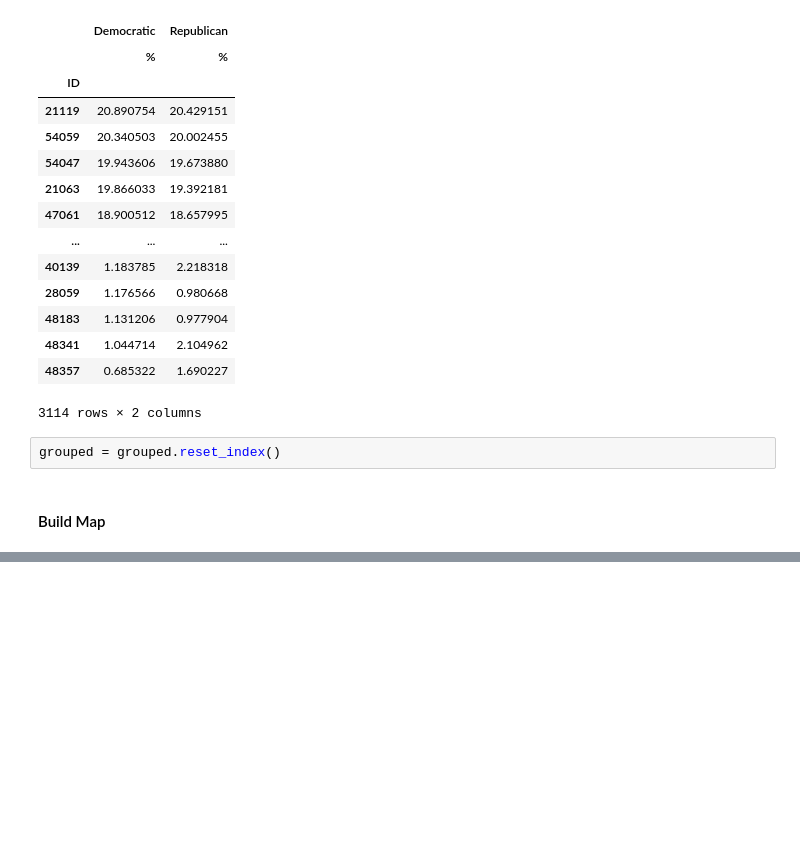
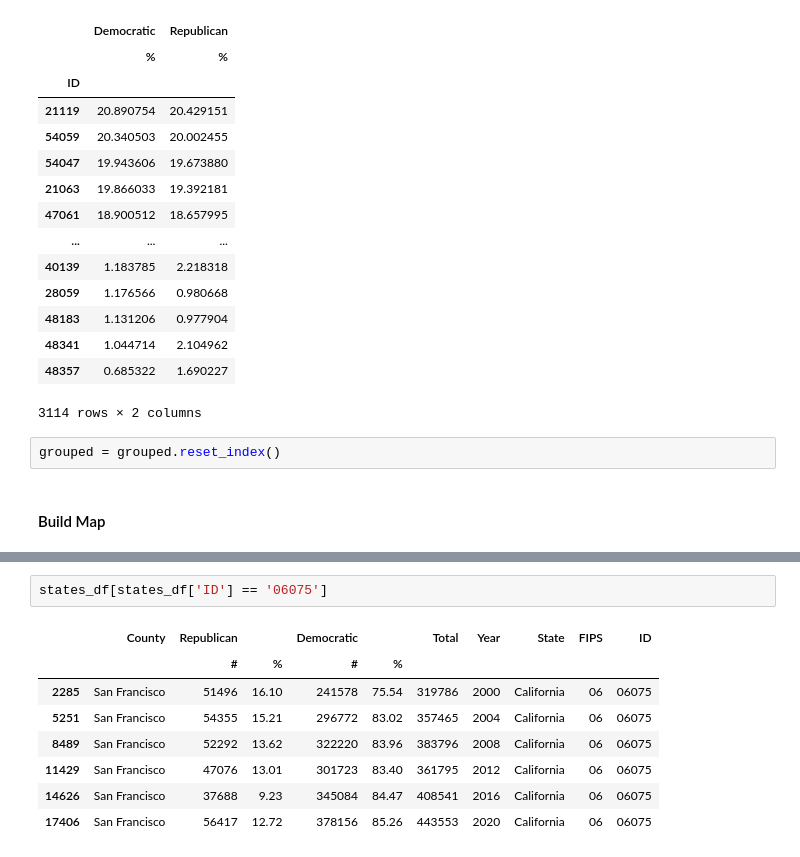
Before and after one commit to AkaiS/political_shift, a Jupyter notebook: sandbox.ipynb, the cells around one changed output, grey strips where cells are left out. Drawn from its saved outputs; the diff is of its cells as text; blank space fills up the shorter version.

```diff
--- a/sandbox.ipynb
+++ b/sandbox.ipynb
@@ -903,0 +930,11 @@ drawing trace
+# %%
+states_df[states_df['ID'] == '06075']
+# %% [output]
+|  | County | Republican |  | Democratic |  | Total | Year | State | FIPS | ID |
+|  |  | # | % | # | % |  |  |  |  |  |
+| 2285 | San Francisco | 51496 | 16.10 | 241578 | 75.54 | 319786 | 2000 | California | 06 | 06075 |
+| 5251 | San Francisco | 54355 | 15.21 | 296772 | 83.02 | 357465 | 2004 | California | 06 | 06075 |
+| 8489 | San Francisco | 52292 | 13.62 | 322220 | 83.96 | 383796 | 2008 | California | 06 | 06075 |
+| 11429 | San Francisco | 47076 | 13.01 | 301723 | 83.40 | 361795 | 2012 | California | 06 | 06075 |
+| 14626 | San Francisco | 37688 | 9.23 | 345084 | 84.47 | 408541 | 2016 | California | 06 | 06075 |
+| 17406 | San Francisco | 56417 | 12.72 | 378156 | 85.26 | 443553 | 2020 | California | 06 | 06075 |
```
Also changed, not shown: parts of 7 cells of this notebook.
